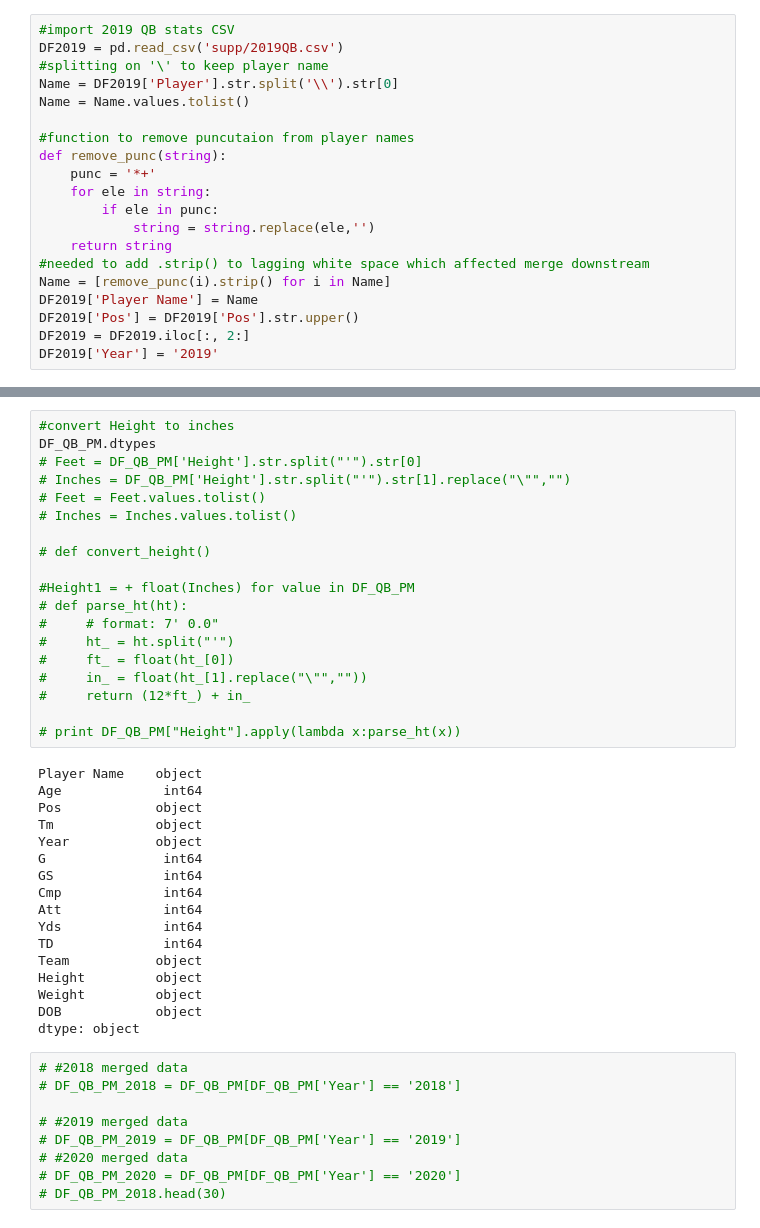
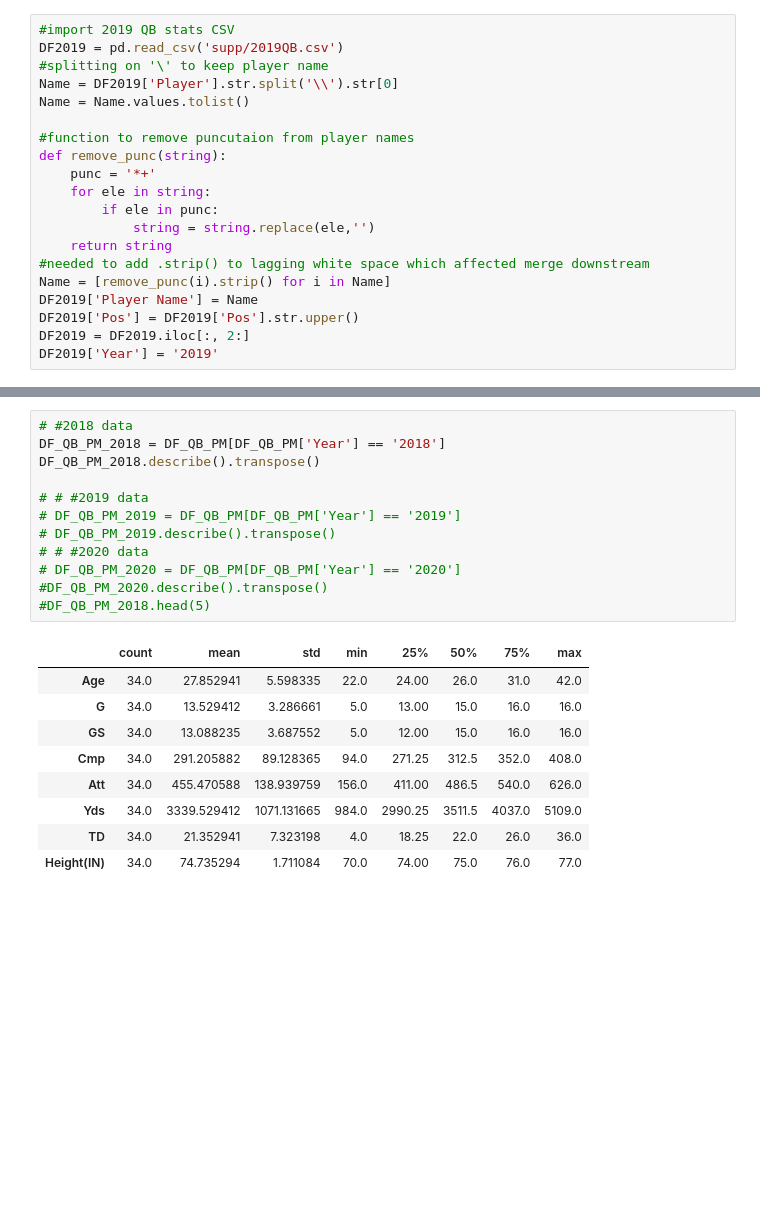
Before and after one commit to timbosan/Python2, a Jupyter notebook: Project/Football.ipynb, the cells around one changed output, grey strips where cells are left out. Drawn from its saved outputs; the diff is of its cells as text; blank space fills up the shorter version.

```diff
--- a/Project/Football.ipynb
+++ b/Project/Football.ipynb
@@ -96,45 +123,22 @@ DF_QB_PM.head(5)
-# %%
-#convert Height to inches
-DF_QB_PM.dtypes
-# Feet = DF_QB_PM['Height'].str.split("'").str[0]
-# Inches = DF_QB_PM['Height'].str.split("'").str[1].replace("\"","")
-# Feet = Feet.values.tolist()
-# Inches = Inches.values.tolist()
-
-# def convert_height()
-
-#Height1 = + float(Inches) for value in DF_QB_PM
-# def parse_ht(ht):
-#     # format: 7' 0.0"
-#     ht_ = ht.split("'")
-#     ft_ = float(ht_[0])
-#     in_ = float(ht_[1].replace("\"",""))
-#     return (12*ft_) + in_
-
-# print DF_QB_PM["Height"].apply(lambda x:parse_ht(x))
-# %% [output]
-Player Name    object
-Age             int64
-Pos            object
-Tm             object
-Year           object
-G               int64
-GS              int64
-Cmp             int64
-Att             int64
-Yds             int64
-TD              int64
-Team           object
-Height         object
-Weight         object
-DOB            object
-dtype: object
 # %%
-# #2018 merged data
-# DF_QB_PM_2018 = DF_QB_PM[DF_QB_PM['Year'] == '2018']
+# #2018 data
+DF_QB_PM_2018 = DF_QB_PM[DF_QB_PM['Year'] == '2018']
+DF_QB_PM_2018.describe().transpose()
 
-# #2019 merged data
+# # #2019 data
 # DF_QB_PM_2019 = DF_QB_PM[DF_QB_PM['Year'] == '2019']
-# #2020 merged data
+# DF_QB_PM_2019.describe().transpose()
+# # #2020 data
 # DF_QB_PM_2020 = DF_QB_PM[DF_QB_PM['Year'] == '2020']
-# DF_QB_PM_2018.head(30)
+#DF_QB_PM_2020.describe().transpose()
+#DF_QB_PM_2018.head(5)
+# %% [output]
+|  | count | mean | std | min | 25% | 50% | 75% | max |
+| Age | 34.0 | 27.852941 | 5.598335 | 22.0 | 24.00 | 26.0 | 31.0 | 42.0 |
+| G | 34.0 | 13.529412 | 3.286661 | 5.0 | 13.00 | 15.0 | 16.0 | 16.0 |
+| GS | 34.0 | 13.088235 | 3.687552 | 5.0 | 12.00 | 15.0 | 16.0 | 16.0 |
+| Cmp | 34.0 | 291.205882 | 89.128365 | 94.0 | 271.25 | 312.5 | 352.0 | 408.0 |
+| Att | 34.0 | 455.470588 | 138.939759 | 156.0 | 411.00 | 486.5 | 540.0 | 626.0 |
+| Yds | 34.0 | 3339.529412 | 1071.131665 | 984.0 | 2990.25 | 3511.5 | 4037.0 | 5109.0 |
+| TD | 34.0 | 21.352941 | 7.323198 | 4.0 | 18.25 | 22.0 | 26.0 | 36.0 |
+| Height(IN) | 34.0 | 74.735294 | 1.711084 | 70.0 | 74.00 | 75.0 | 76.0 | 77.0 |
```
Also changed, not shown: parts of 6 cells of this notebook.
